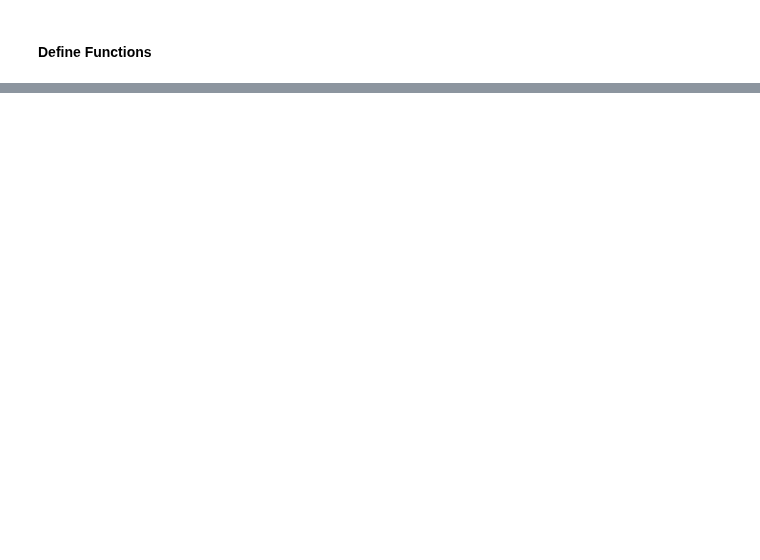
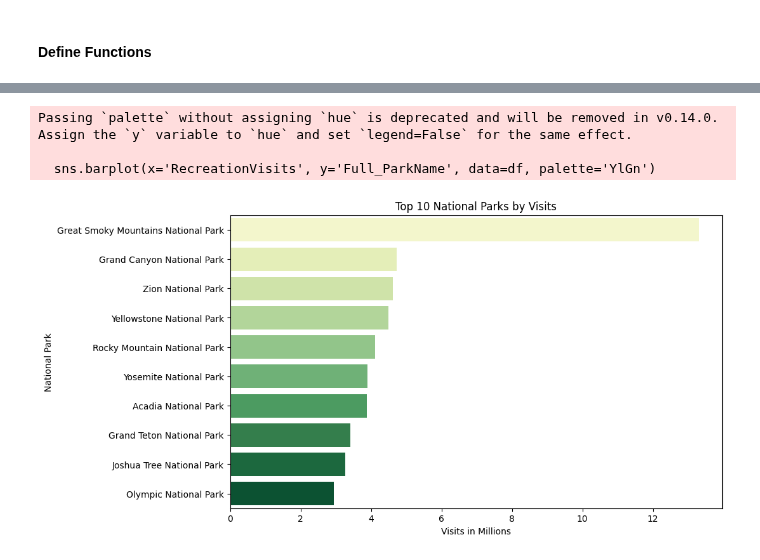
Before and after one commit to nblakkanesser/MADS_Capstone, a Jupyter notebook: 05_nps_analysis/08_nps_analysis.ipynb, the cells around one changed output, grey strips where cells are left out. Cells and saved outputs as stored; diff of their text form; code cells hidden in the pictures; blank space fills up the shorter version.

```diff
--- a/05_nps_analysis/08_nps_analysis.ipynb
+++ b/05_nps_analysis/08_nps_analysis.ipynb
@@ -72,0 +80,19 @@ plt.show()
+# %%
+df = nps_df[nps_df['ParkType'] == 'National Park']
+df = df[['Full_ParkName','RecreationVisits']]
+df = df.groupby(['Full_ParkName']).sum().reset_index()
+df = df.sort_values(by=['RecreationVisits'], ascending=False).head(10)
+
+plt.figure(figsize=(10, 6))
+sns.barplot(x='RecreationVisits', y='Full_ParkName', data=df, palette='YlGn')
+plt.xlabel('Visits in Millions')
+plt.ylabel('National Park')
+plt.title('Top 10 National Parks by Visits')
+# ChatGPT created the line below
+plt.gca().xaxis.set_major_formatter(ticker.FuncFormatter(lambda x, pos: f'{x/1e6:.0f}'))
+plt.show()
+# %% [output]
+Passing `palette` without assigning `hue` is deprecated and will be removed in v0.14.0. Assign the `y` variable to `hue` and set `legend=False` for the same effect.
+
+  sns.barplot(x='RecreationVisits', y='Full_ParkName', data=df, palette='YlGn')
+[figure, added]
```
Also changed, not shown: parts of 9 cells of this notebook, 2 other files.
